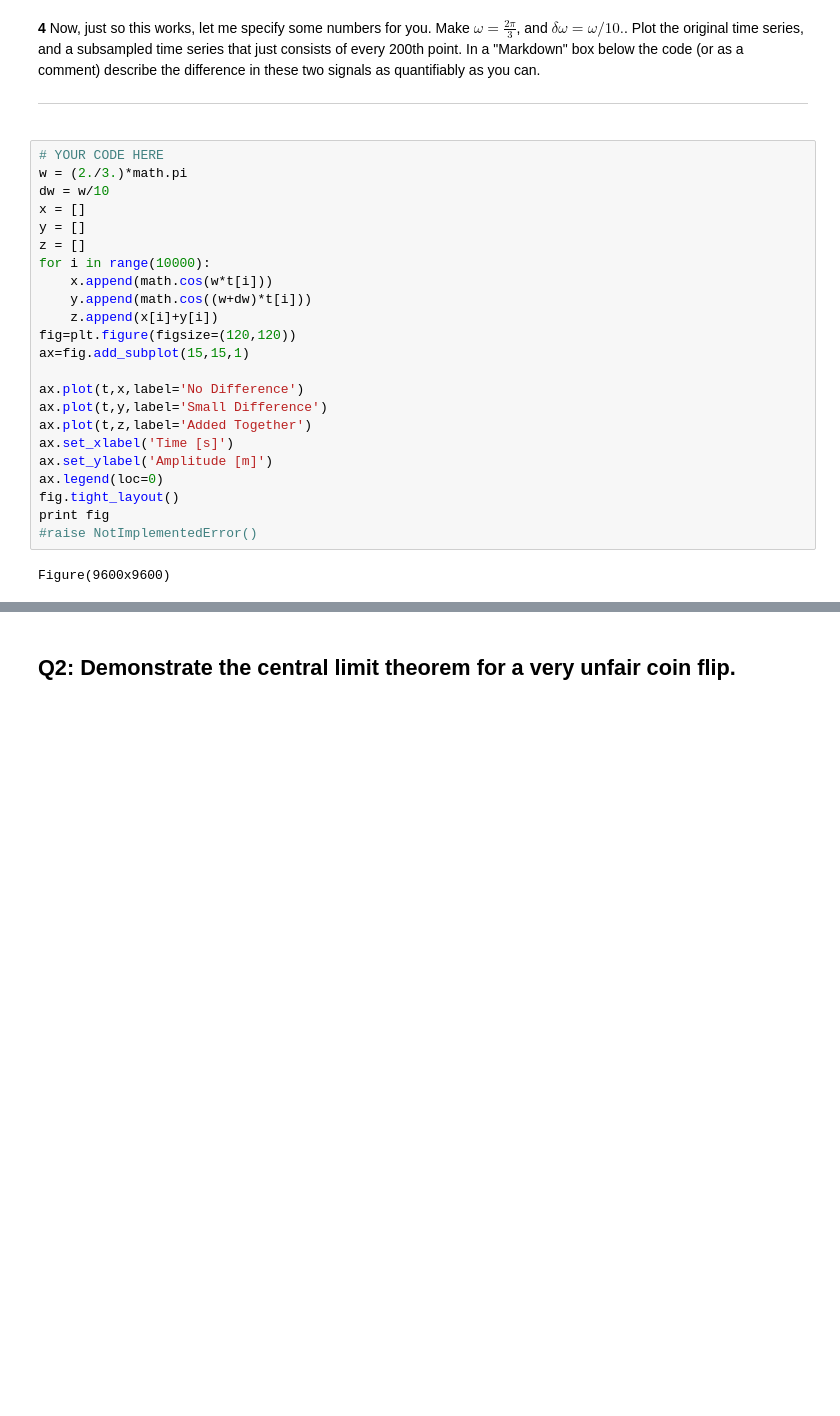
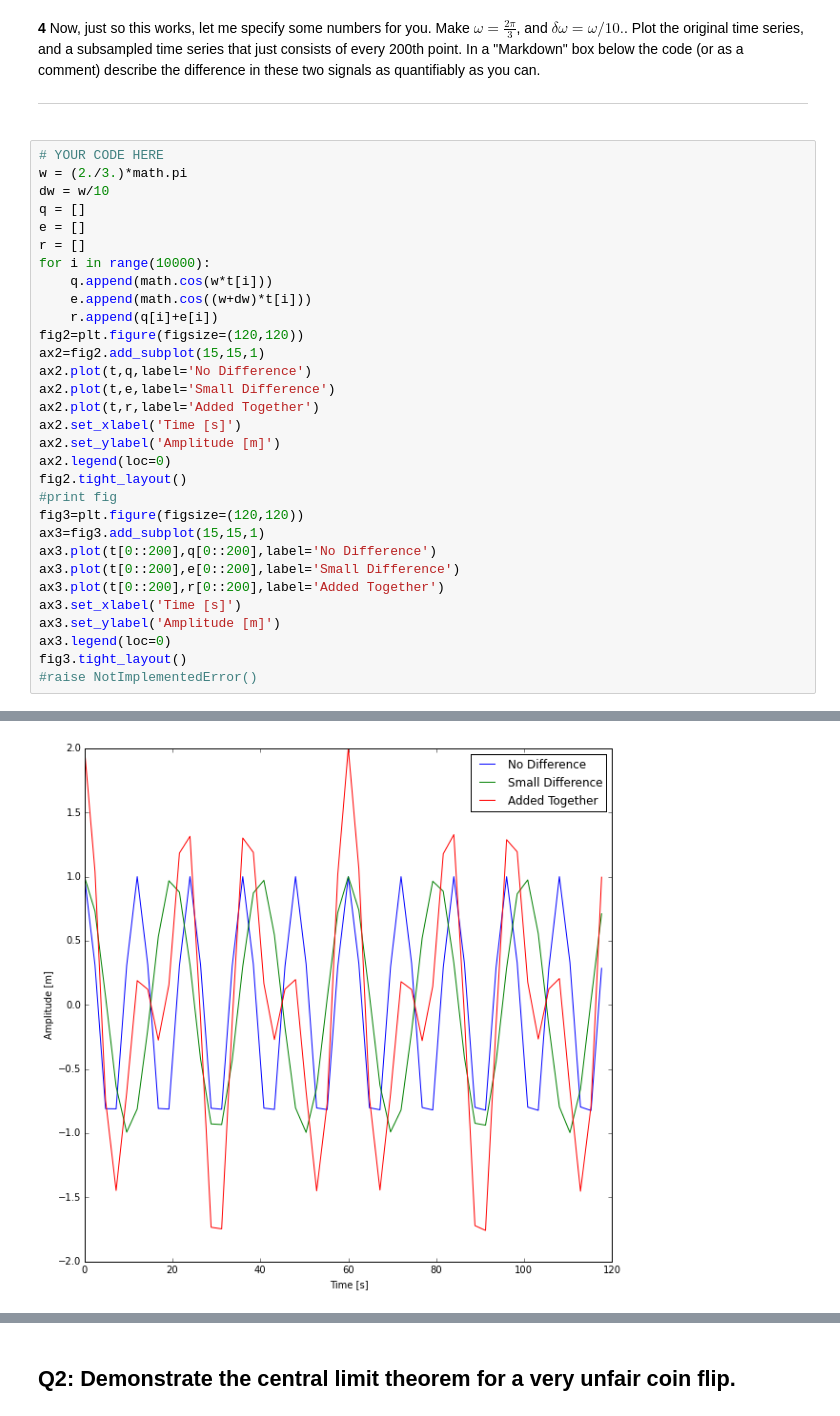
Before and after one commit to ingosh/Phy411Assignments, a Jupyter notebook: Assignment-01.ipynb, the cells around one changed output, grey strips where cells are left out. Cells and saved outputs as stored; diff of their text form; blank space fills up the shorter version.

```diff
--- a/Assignment-01.ipynb
+++ b/Assignment-01.ipynb
@@ -86,26 +85,34 @@ Figure(9600x9600)
 # %%
 # YOUR CODE HERE
 w = (2./3.)*math.pi
 dw = w/10
-x = []
-y = []
-z = []
+q = []
+e = []
+r = []
 for i in range(10000):
-    x.append(math.cos(w*t[i]))
-    y.append(math.cos((w+dw)*t[i]))
-    z.append(x[i]+y[i])
-fig=plt.figure(figsize=(120,120))
-ax=fig.add_subplot(15,15,1)
-
-ax.plot(t,x,label='No Difference')
-ax.plot(t,y,label='Small Difference')
-ax.plot(t,z,label='Added Together')
-ax.set_xlabel('Time [s]')
-ax.set_ylabel('Amplitude [m]')
-ax.legend(loc=0)
-fig.tight_layout()
-print fig
+    q.append(math.cos(w*t[i]))
+    e.append(math.cos((w+dw)*t[i]))
+    r.append(q[i]+e[i])
+fig2=plt.figure(figsize=(120,120))
+ax2=fig2.add_subplot(15,15,1)
+ax2.plot(t,q,label='No Difference')
+ax2.plot(t,e,label='Small Difference')
+ax2.plot(t,r,label='Added Together')
+ax2.set_xlabel('Time [s]')
+ax2.set_ylabel('Amplitude [m]')
+ax2.legend(loc=0)
+fig2.tight_layout()
+#print fig
+fig3=plt.figure(figsize=(120,120))
+ax3=fig3.add_subplot(15,15,1)
+ax3.plot(t[0::200],q[0::200],label='No Difference')
+ax3.plot(t[0::200],e[0::200],label='Small Difference')
+ax3.plot(t[0::200],r[0::200],label='Added Together')
+ax3.set_xlabel('Time [s]')
+ax3.set_ylabel('Amplitude [m]')
+ax3.legend(loc=0)
+fig3.tight_layout()
 #raise NotImplementedError()
 # %% [output]
-Figure(9600x9600)
 [figure]
+[figure, added]
```
Also changed, not shown: parts of 3 cells of this notebook.
